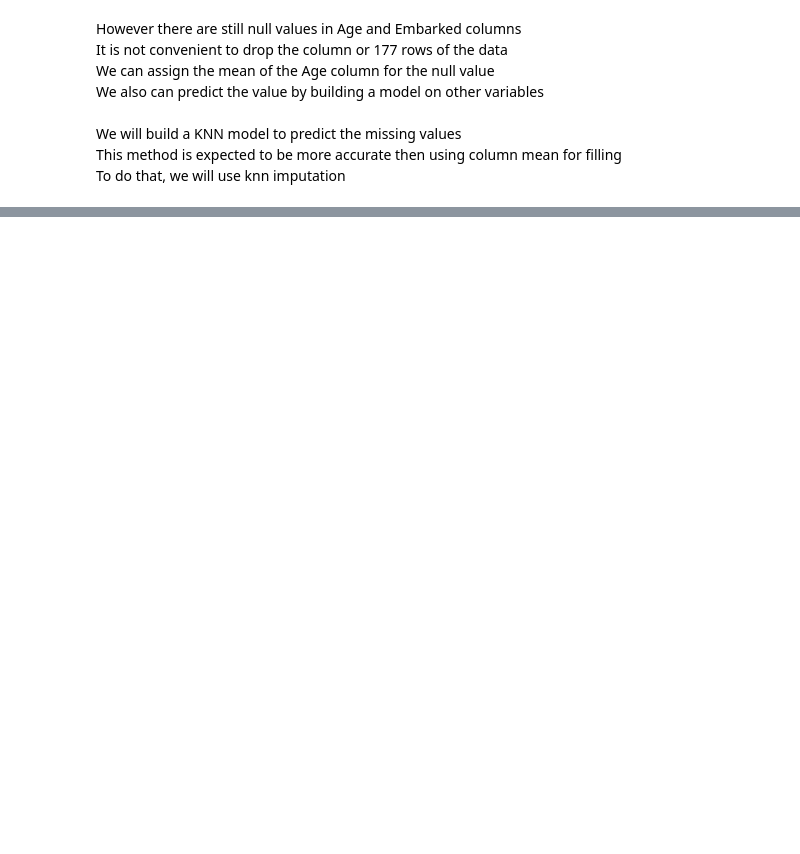
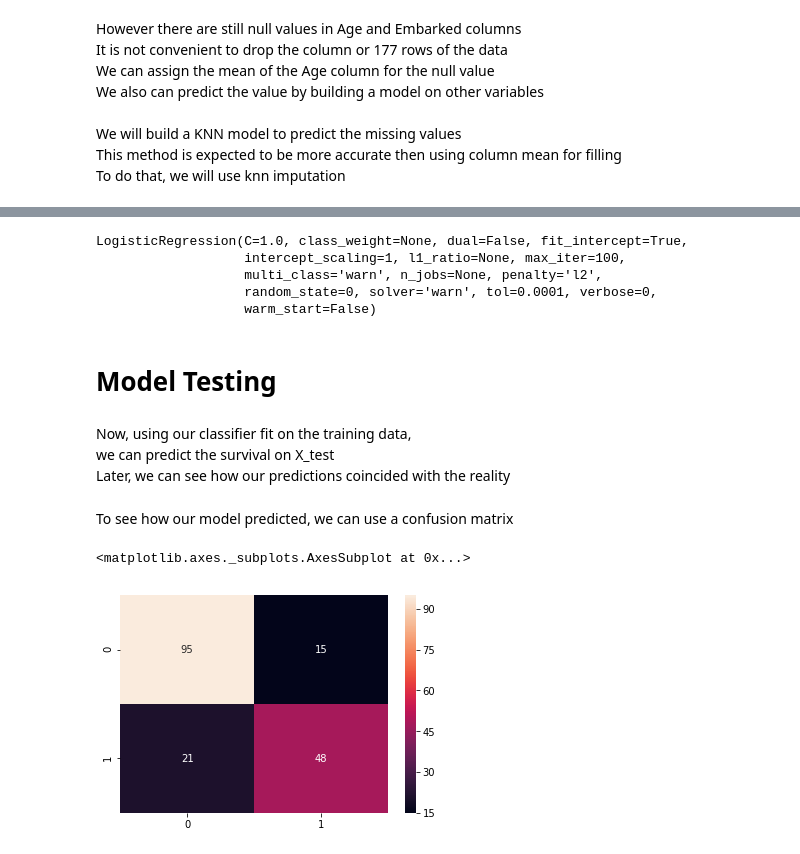
Before and after one commit to emresahinozden/Titanic-Classification, a Jupyter notebook: Titanic.ipynb, the cells around one changed output, grey strips where cells are left out. Drawn from its saved outputs; the diff is of its cells as text; code cells hidden in the pictures; blank space fills up the shorter version.

```diff
--- a/Titanic.ipynb
+++ b/Titanic.ipynb
@@ -284,0 +306,3 @@ dtype: int64
+# %%
+X = data_train.drop("Survived", axis = 1).values
+y = data_train["Survived"].values
@@ -284,0 +314,3 @@ dtype: int64
+# %%
+from sklearn.model_selection import train_test_split
+X_train, X_test, y_train, y_test = train_test_split(X, y, test_size = 0.2)
@@ -284,0 +320,27 @@ dtype: int64
+# %%
+from sklearn.linear_model import LogisticRegression
+classifier = LogisticRegression()
+classifier.fit(X_train, y_train)
+# %% [output]
+LogisticRegression(C=1.0, class_weight=None, dual=False, fit_intercept=True,
+                   intercept_scaling=1, l1_ratio=None, max_iter=100,
+                   multi_class='warn', n_jobs=None, penalty='l2',
+                   random_state=0, solver='warn', tol=0.0001, verbose=0,
+                   warm_start=False)
+# %% [markdown]
+# Model Testing
+# %% [markdown]
+Now, using our classifier fit on the training data, <br>
+we can predict the survival on X_test <br>
+Later, we can see how our predictions coincided with the reality
+# %%
+y_predict = classifier.predict(X_test)
+# %% [markdown]
+To see how our model predicted, we can use a confusion matrix
+# %%
+from sklearn.metrics import confusion_matrix
+cm = confusion_matrix(y_test, y_predict)
+sns.heatmap(cm, annot = True, fmt = "d")
+# %% [output]
+<matplotlib.axes._subplots.AxesSubplot at 0x...>
+[figure, added]
```
Also changed, not shown: parts of 35 cells of this notebook.
